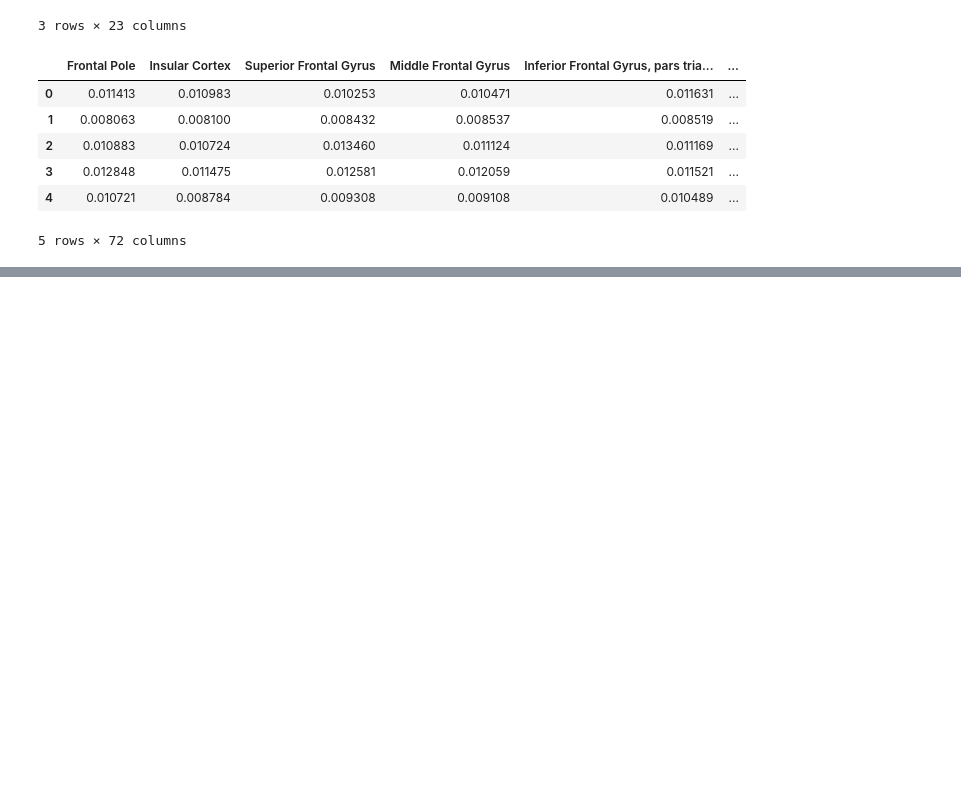
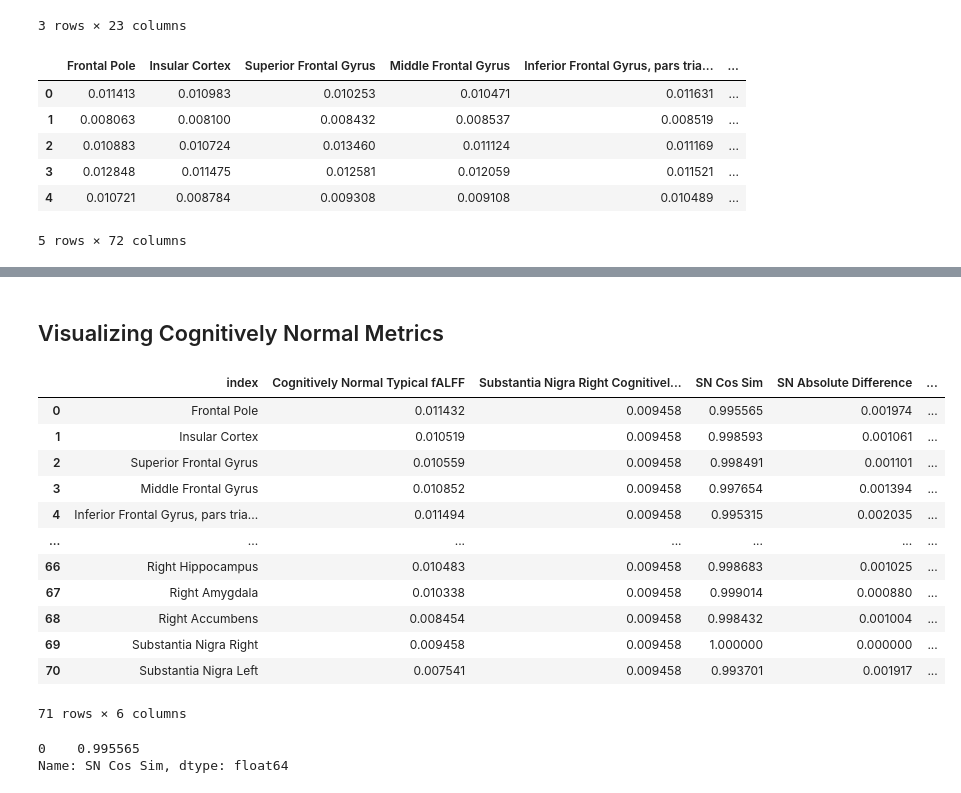
Before and after one commit to efwoods/Parkinsons_Disease_Study, a Jupyter notebook: notebooks/cluster_analysis.ipynb, the cells around one changed output, grey strips where cells are left out. Saved outputs shown, nothing was run; the diff lists cells and outputs as text; code cells hidden in the pictures; blank space fills up the shorter version.

```diff
--- a/notebooks/cluster_analysis.ipynb
+++ b/notebooks/cluster_analysis.ipynb
@@ -1385,0 +1513,25 @@ array(['Frontal Pole', 'Insular Cortex', 'Superior Frontal Gyrus',
+# %% [markdown]
+## Visualizing Cognitively Normal Metrics
+# %%
+cogn_t_df = pd.read_csv("../data/dataframes/cognitively_normal/cognitively_normal_typical.csv")
+# %%
+cogn_t_df
+# %% [output]
+|  | index | Cognitively Normal Typical fALFF | Substantia Nigra Right Cognitivel... | SN Cos Sim | SN Absolute Difference | ... |
+| 0 | Frontal Pole | 0.011432 | 0.009458 | 0.995565 | 0.001974 | ... |
+| 1 | Insular Cortex | 0.010519 | 0.009458 | 0.998593 | 0.001061 | ... |
+| 2 | Superior Frontal Gyrus | 0.010559 | 0.009458 | 0.998491 | 0.001101 | ... |
+| 3 | Middle Frontal Gyrus | 0.010852 | 0.009458 | 0.997654 | 0.001394 | ... |
+| 4 | Inferior Frontal Gyrus, pars tria... | 0.011494 | 0.009458 | 0.995315 | 0.002035 | ... |
+| ... | ... | ... | ... | ... | ... | ... |
+| 66 | Right Hippocampus | 0.010483 | 0.009458 | 0.998683 | 0.001025 | ... |
+| 67 | Right Amygdala | 0.010338 | 0.009458 | 0.999014 | 0.000880 | ... |
+| 68 | Right Accumbens | 0.008454 | 0.009458 | 0.998432 | 0.001004 | ... |
+| 69 | Substantia Nigra Right | 0.009458 | 0.009458 | 1.000000 | 0.000000 | ... |
+| 70 | Substantia Nigra Left | 0.007541 | 0.009458 | 0.993701 | 0.001917 | ... |
+71 rows × 6 columns
+# %%
+cogn_t_df[cogn_t_df["index"] == "Frontal Pole"]
+# %% [output]
+0    0.995565
+Name: SN Cos Sim, dtype: float64
```
Also changed, not shown: parts of 49 cells of this notebook, 4 other files.
